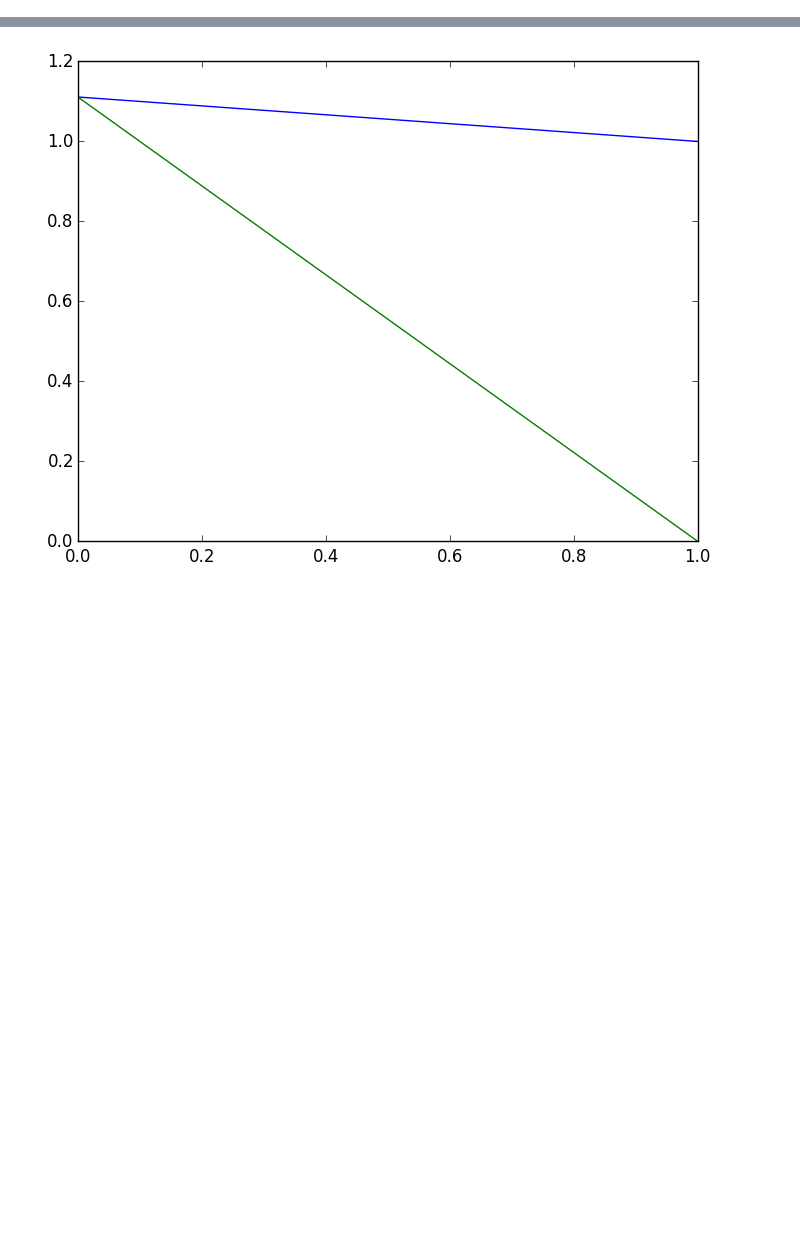
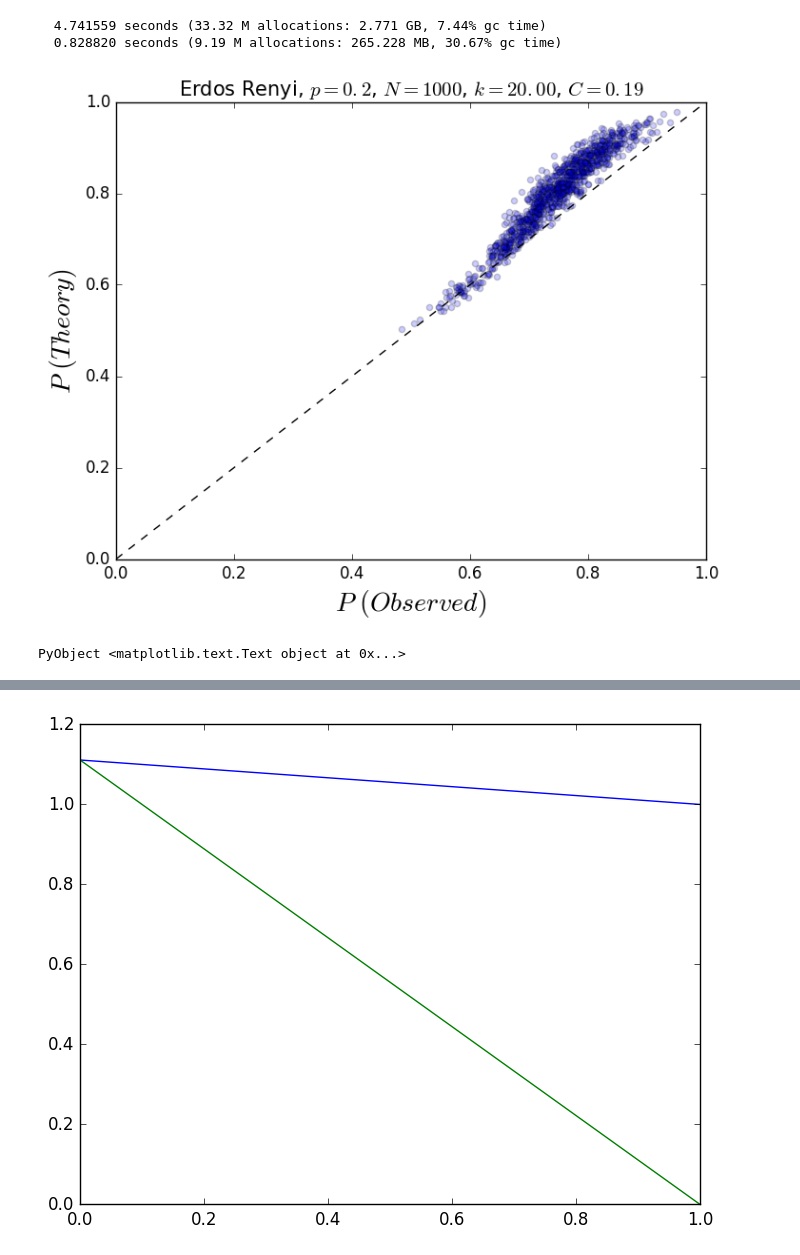
Before and after one commit to jnkh/indirect-rec, a Jupyter notebook: src/ReputationDiffusionClose.ipynb, the cells around one changed output, grey strips where cells are left out. Cells and saved outputs as stored; diff of their text form; code cells hidden in the pictures; blank space fills up the shorter version.

```diff
--- a/src/ReputationDiffusionClose.ipynb
+++ b/src/ReputationDiffusionClose.ipynb
@@ -66,0 +213,36 @@ PyObject <matplotlib.legend.Legend object at 0x...>
+# %%
+using GraphCreation
+
+graph_type = :watts_strogatz
+N = 1000
+k = 20
+C = 0.2
+g = GraphCreation.create_graph(N,k,graph_type,C)
+# g = erdos_renyi(100,0.1)
+
+ks = degree(g)
+cs = local_clustering_coefficient(g)
+p = 0.4
+IndirectRec.get_singleton_nodes_array(g)
+@time p_knowns,_ = get_p_known_clique_percolation(g,p,100)
+p_knowns_th = zeros(nv(g))
+@time for v in 1:nv(g)
+    p_knowns_th[v] = get_p_known_clique_theory(ks[v],cs[v],p)
+end
+# %% [output]
+  4.741559 seconds (33.32 M allocations: 2.771 GB, 7.44% gc time)
+  0.828820 seconds (9.19 M allocations: 265.228 MB, 30.67% gc time)
+# %%
+# scatter(1:nv(g),p_knowns,color="r")
+scatter(p_knowns,p_knowns_th,alpha=0.2)
+xx = 0:0.1:1
+plot(xx,xx,"--k")
+xlim([0,1])
+ylim([0,1])
+xlabel(latexstring("P \\ (Observed)"),size=20)
+ylabel(latexstring("P \\ (Theory)"),size=20)
+title_str = latexstring("Erdos Renyi, \$p = $p\$, \$N = $(nv(g))\$, \$k = $(@sprintf("%.2f",mean(ks)))\$, \$C = $(@sprintf("%.2f",mean(cs)))\$")
+title(title_str,size=15)
+# %% [output]
+[figure, added]
+PyObject <matplotlib.text.Text object at 0x...>
```
Also changed, not shown: parts of 28 cells of this notebook.
